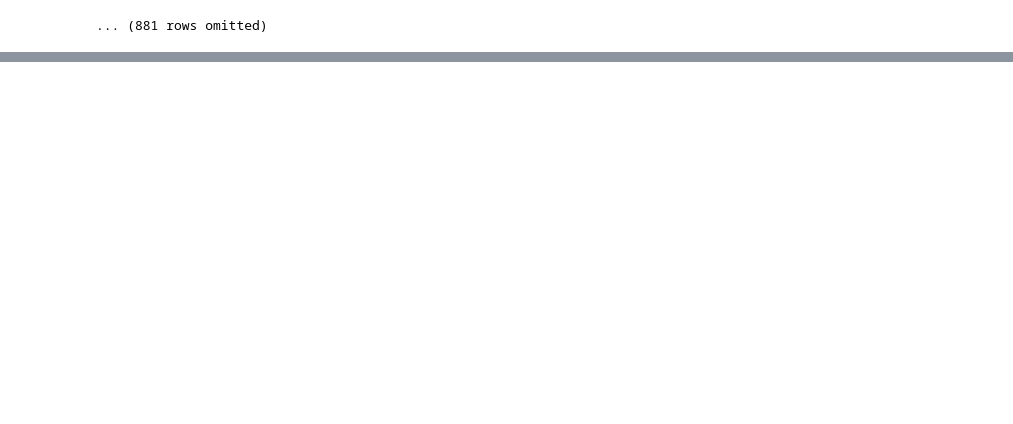
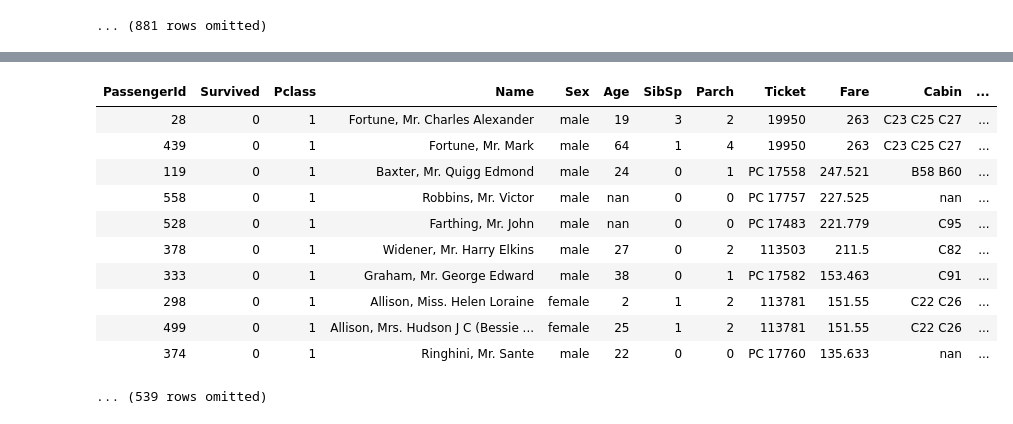
Before and after one commit to lawtonsclass/s26-code-from-class, a Jupyter notebook: data8/ch06.ipynb, the cells around one changed output, grey strips where cells are left out. Saved outputs shown, nothing was run; the diff lists cells and outputs as text; code cells hidden in the pictures; blank space fills up the shorter version.

```diff
--- a/data8/ch06.ipynb
+++ b/data8/ch06.ipynb
@@ -815,0 +891,15 @@ titanic
+# %%
+titanic.where('Survived', 0).sort('Fare', descending=True)
+# %% [output]
+| PassengerId | Survived | Pclass | Name | Sex | Age | SibSp | Parch | Ticket | Fare | Cabin | ... |
+| 28 | 0 | 1 | Fortune, Mr. Charles Alexander | male | 19 | 3 | 2 | 19950 | 263 | C23 C25 C27 | ... |
+| 439 | 0 | 1 | Fortune, Mr. Mark | male | 64 | 1 | 4 | 19950 | 263 | C23 C25 C27 | ... |
+| 119 | 0 | 1 | Baxter, Mr. Quigg Edmond | male | 24 | 0 | 1 | PC 17558 | 247.521 | B58 B60 | ... |
+| 558 | 0 | 1 | Robbins, Mr. Victor | male | nan | 0 | 0 | PC 17757 | 227.525 | nan | ... |
+| 528 | 0 | 1 | Farthing, Mr. John | male | nan | 0 | 0 | PC 17483 | 221.779 | C95 | ... |
+| 378 | 0 | 1 | Widener, Mr. Harry Elkins | male | 27 | 0 | 2 | 113503 | 211.5 | C82 | ... |
+| 333 | 0 | 1 | Graham, Mr. George Edward | male | 38 | 0 | 1 | PC 17582 | 153.463 | C91 | ... |
+| 298 | 0 | 1 | Allison, Miss. Helen Loraine | female | 2 | 1 | 2 | 113781 | 151.55 | C22 C26 | ... |
+| 499 | 0 | 1 | Allison, Mrs. Hudson J C (Bessie ... | female | 25 | 1 | 2 | 113781 | 151.55 | C22 C26 | ... |
+| 374 | 0 | 1 | Ringhini, Mr. Sante | male | 22 | 0 | 0 | PC 17760 | 135.633 | nan | ... |
+... (539 rows omitted)
```
Also changed, not shown: parts of 28 cells of this notebook.
